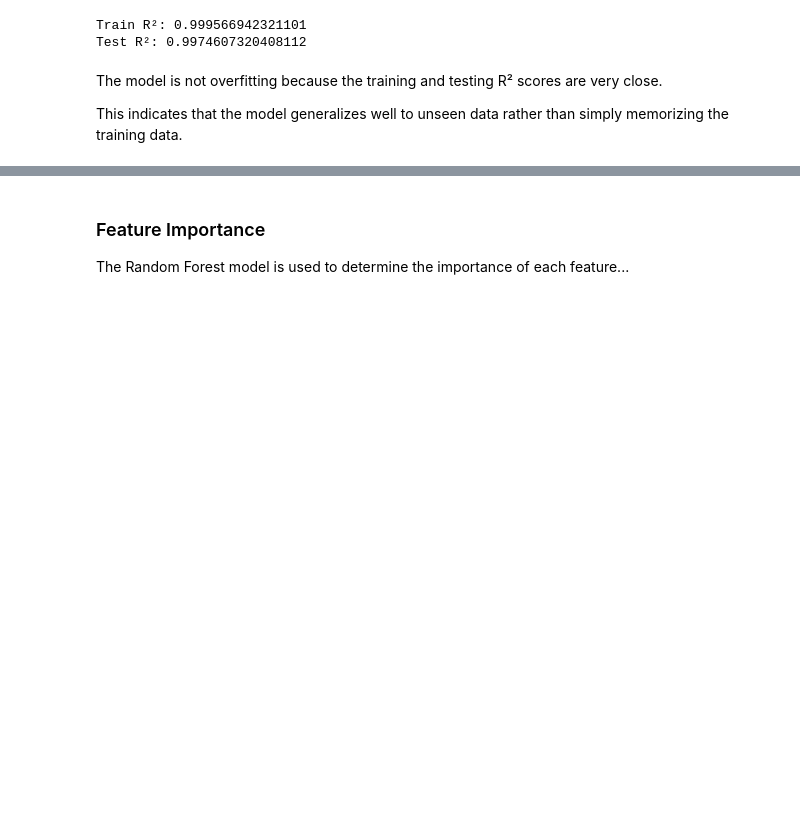
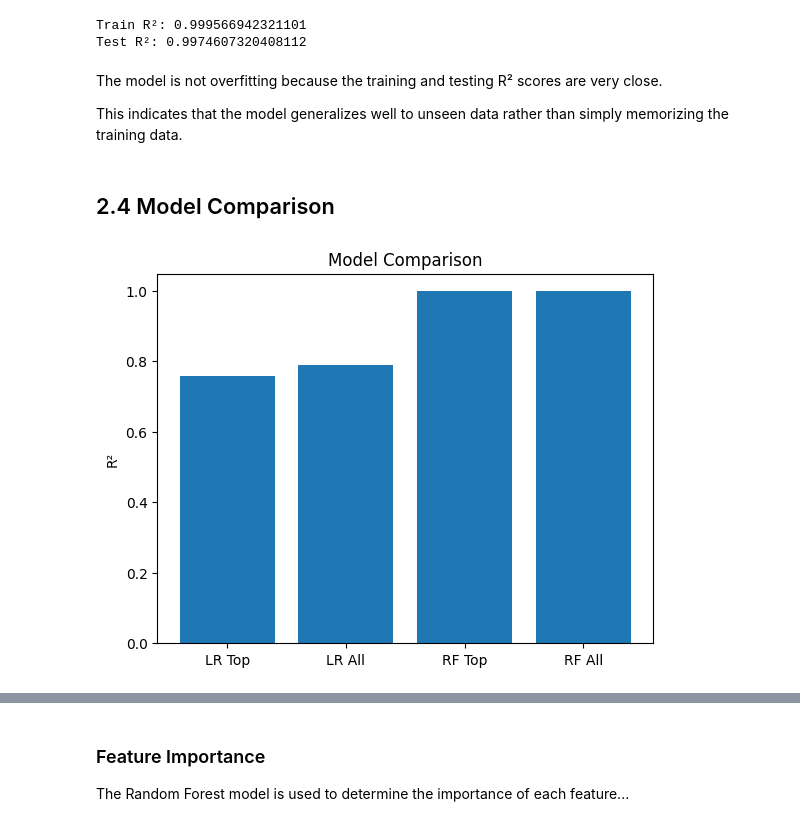
Before and after one commit to HaiDangNguyenLe/CS3120-Spring2026, a Jupyter notebook: cs3120-project-world-happiness-report-analysis.ipynb, the cells around one changed output, grey strips where cells are left out. Saved outputs shown, nothing was run; the diff lists cells and outputs as text; code cells hidden in the pictures; blank space fills up the shorter version.

```diff
--- a/cs3120-project-world-happiness-report-analysis.ipynb
+++ b/cs3120-project-world-happiness-report-analysis.ipynb
@@ -278,3 +275,15 @@ Test R²: 0.9974607320408112
 The model is not overfitting because the training and testing R² scores are very close.
 
 This indicates that the model generalizes well to unseen data rather than simply memorizing the training data.
+# %% [markdown]
+## 2.4 Model Comparison
+# %%
+models = ['LR Top', 'LR All', 'RF Top', 'RF All']
+scores = [score_top_lr, score_all_lr, score_top_rf, score_all_rf]
+
+plt.bar(models, scores)
+plt.ylabel("R²")
+plt.title("Model Comparison")
+plt.show()
+# %% [output]
+[figure, added]
```
Also changed, not shown: parts of 4 cells of this notebook.
